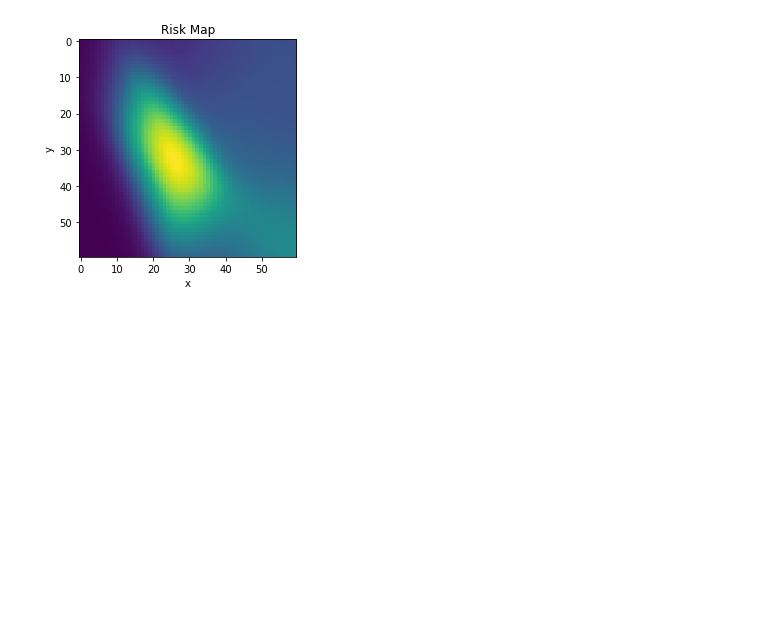
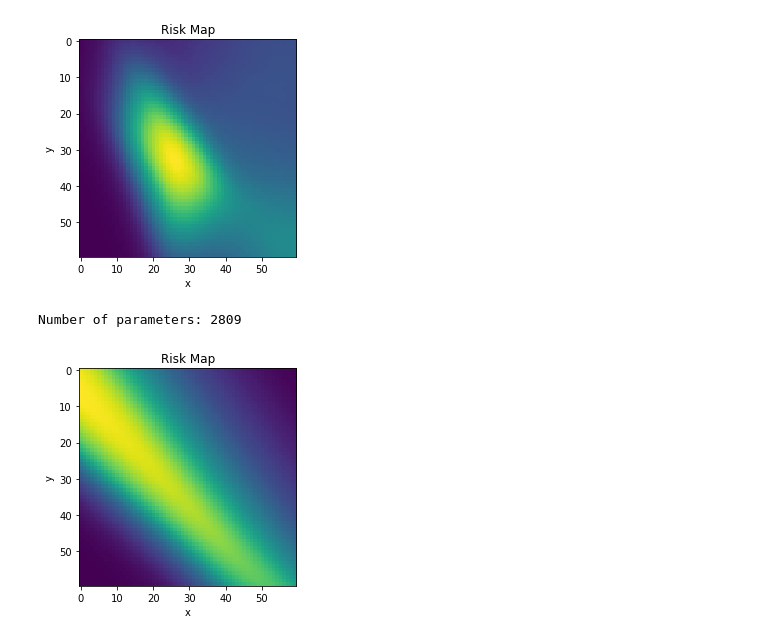
Before and after one commit to gullo97/earthquake_ml, a Jupyter notebook: notebook.ipynb, the cells around one changed output. Saved outputs shown, nothing was run; the diff lists cells and outputs as text; code cells hidden in the pictures; blank space fills up the shorter version.

Commit message:
added comparison between 2 models

```diff
--- a/notebook.ipynb
+++ b/notebook.ipynb
@@ -350,18 +353,19 @@ def plot_risk_map(model, test_loader):
             inputs, labels = data
             for x in range(-30,30,1):
                 for y in range(-30,30,1):
-                    inputs[:,0] = x/10
-                    inputs[:,1] = y/10
+                    inputs[:,0] = y/10
+                    inputs[:,1] = x/10
                     outputs = model(inputs)
                     classes = torch.argmax(outputs, 1)
                     # map classes to colors
                     damages = class_to_color(classes)
                     site_damage = torch.mean(damages)
-                    grid[x+30,y+30] = site_damage
+                    grid[y+30,x+30] = site_damage # <----------------------- be careful with the order of x and y (CHECK THIS)
                     # print(outputs)
             return grid
 def class_to_color(classes):
     # class 0 has color 0, class 1 has color 2, class 2 has color 3, class 3 has color 1 (COLOR == DAMAGE LEVEL)
+    # this mismatch is because of the way the data was generated
     colors = torch.zeros(classes.shape)
     colors[classes == 0] = 0
     colors[classes == 1] = 2
@@ -380,3 +384,20 @@ ax.set_title('Risk Map')
 plt.show()
 # %% [output]
 [figure]
+# %%
+model2 = pickle.load(open('model_15x8.pkl', 'rb'))
+print(f"Number of parameters: {sum(p.numel() for p in model2.parameters() if p.requires_grad)}")
+# %% [output]
+Number of parameters: 2809
+# %%
+risk_map = plot_risk_map(model2, test_loader)
+# %%
+# plot risk map
+fig, ax = plt.subplots()
+ax.imshow(risk_map, cmap='viridis')
+ax.set_xlabel('x')
+ax.set_ylabel('y')
+ax.set_title('Risk Map')
+plt.show()
+# %% [output]
+[figure, added]
```
Also changed, not shown: parts of 2 cells of this notebook.
